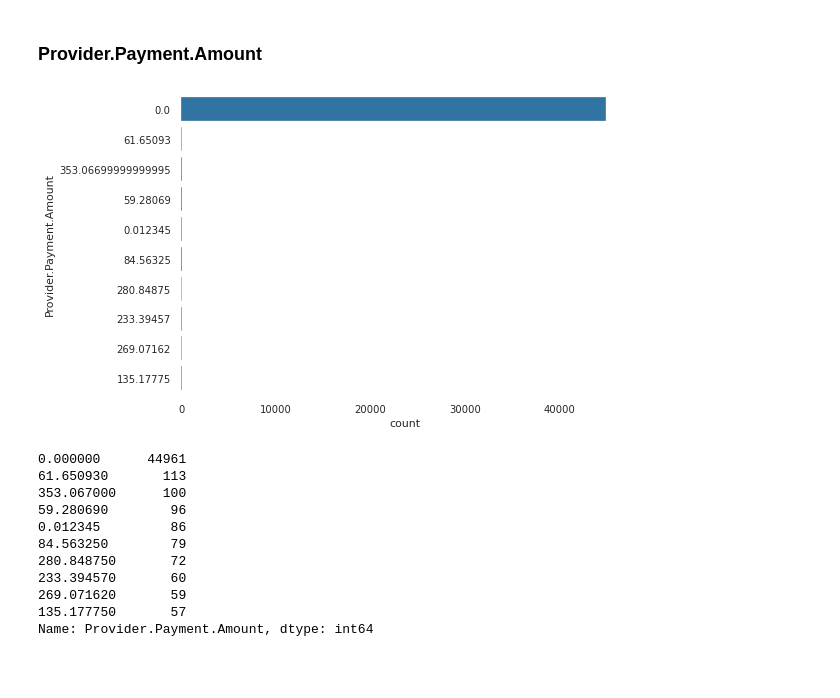
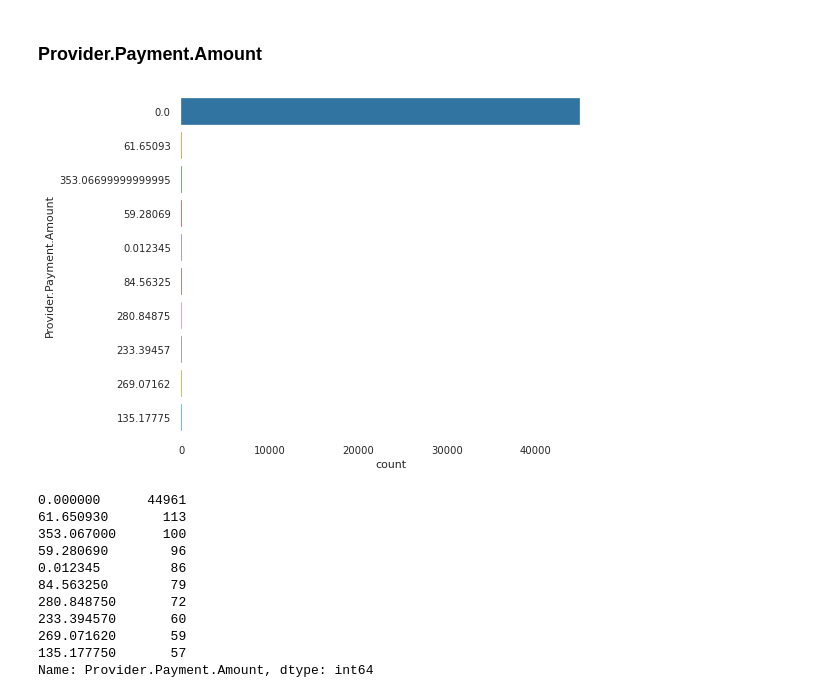
Before and after one commit to narquette/claimassignment, a Jupyter notebook: code/Claim_EDA.ipynb, the cells around one changed output. Saved outputs shown, nothing was run; the diff lists cells and outputs as text; code cells hidden in the pictures; blank space fills up the shorter version.

```diff
--- a/code/Claim_EDA.ipynb
+++ b/code/Claim_EDA.ipynb
@@ -635,9 +636,10 @@ Name: Subscriber.Payment.Amount, dtype: int64
 # %%
 col ='Provider.Payment.Amount'
 sns.countplot(y=procedure_data[col], order=procedure_data[col].value_counts().iloc[:10].index);
+plt.tight_layout()
 plt.savefig(os.path.join('../','visualization',f"{col}_barchart.png"))
 # %% [output]
-[figure, old version]
+[figure, new version]
 # %%
 # look at provider payment amount
 procedure_data[col].value_counts(ascending=False).head(10)
```
Also changed, not shown: parts of 7 cells of this notebook, 8 other files.
